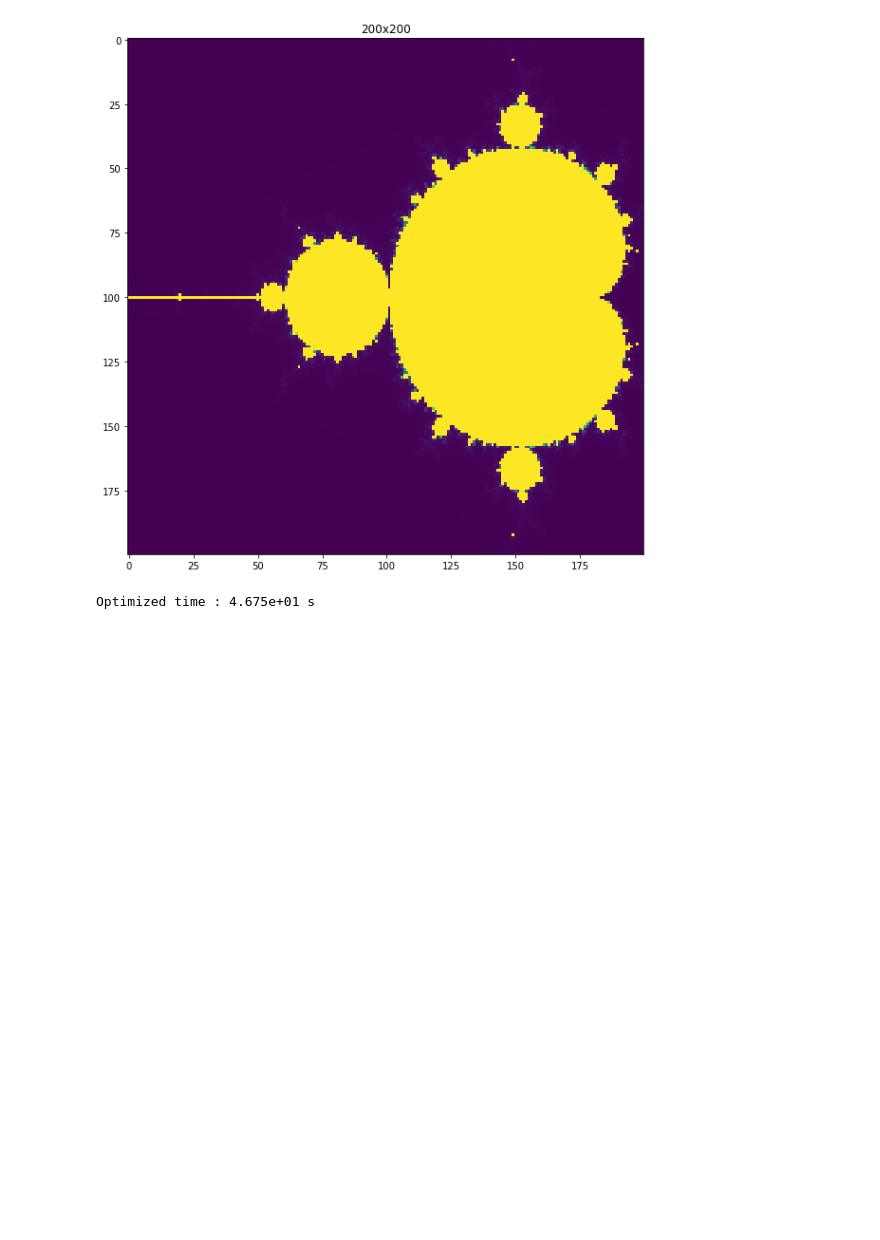
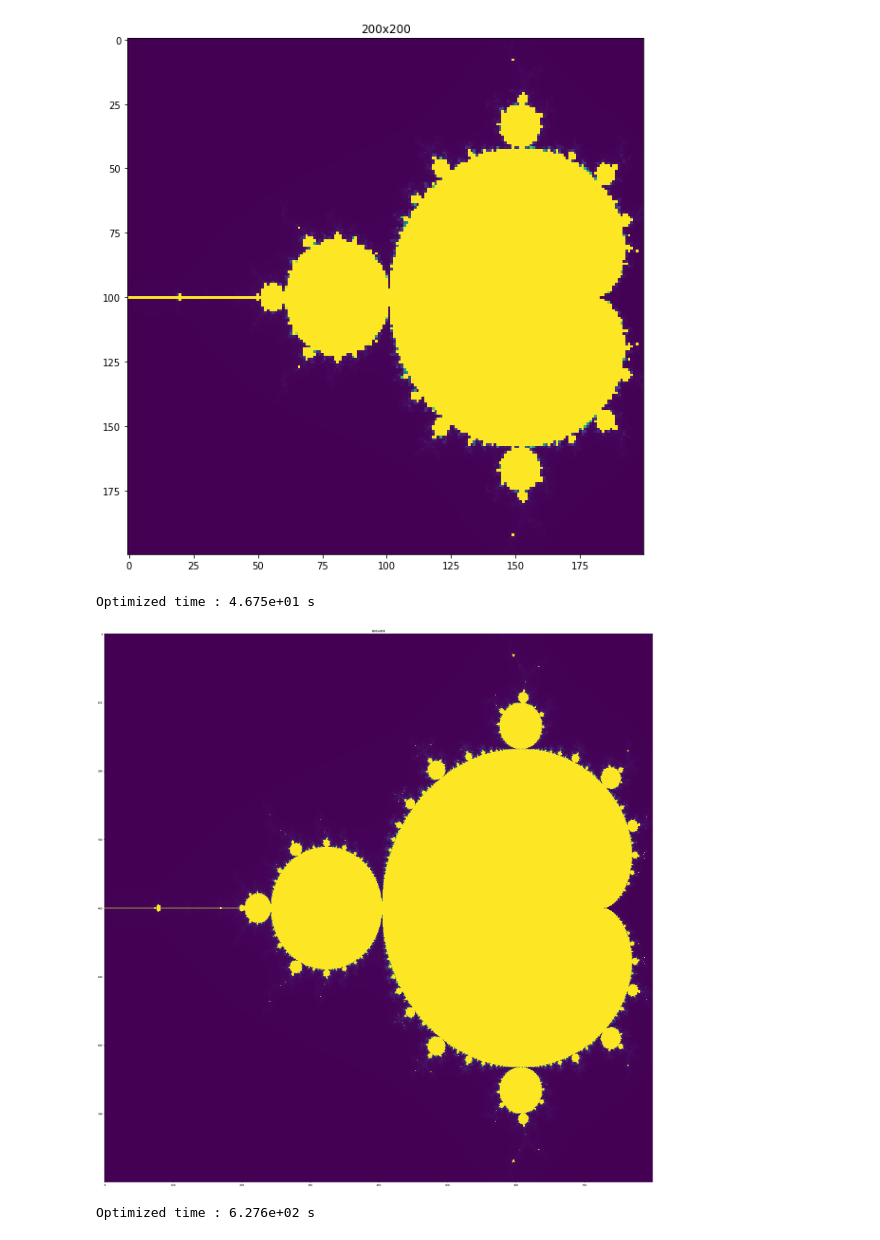
Before and after one commit to kitizl/Fractals, a Jupyter notebook: fractal.ipynb, the cells around one changed output. Cells and saved outputs as stored; diff of their text form; code cells hidden in the pictures; blank space fills up the shorter version.

```diff
--- a/fractal.ipynb
+++ b/fractal.ipynb
@@ -184,3 +184,15 @@ print(f"Optimized time : {(end-start)/(1e9):1.3e} s")
 Unoptimized time : 5.045e+01 s
 [figure]
 Optimized time : 4.675e+01 s
+# %%
+
+start = time.time_ns()
+
+optimized_escape_time_alogrithm(800,800)
+
+end = time.time_ns()
+
+print(f"Optimized time : {(end-start)/(1e9):1.3e} s")
+# %% [output]
+[figure, added]
+Optimized time : 6.276e+02 s
```
Also changed, not shown: 1 other file.
